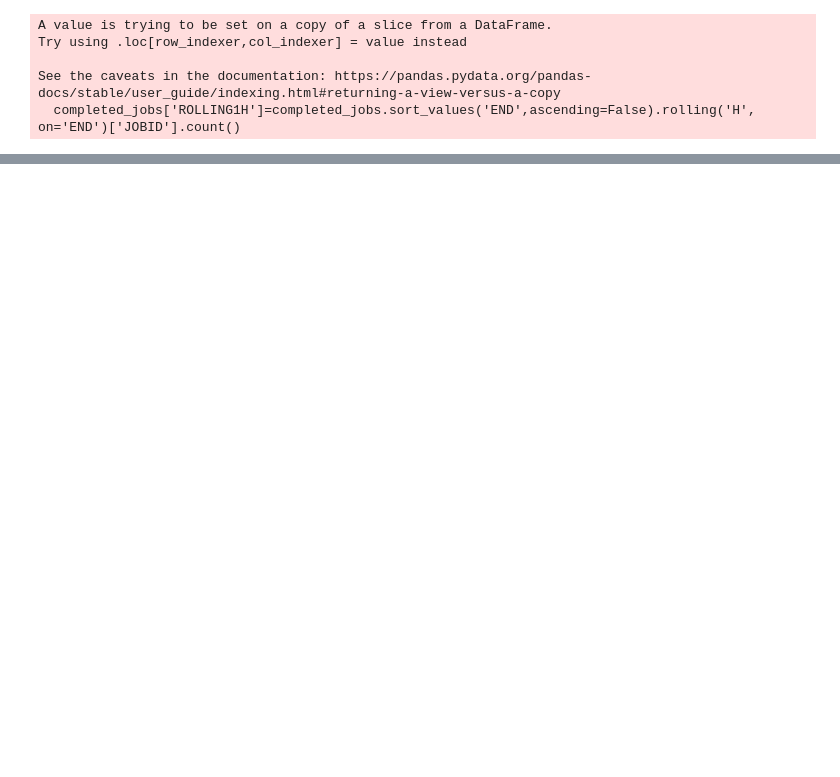
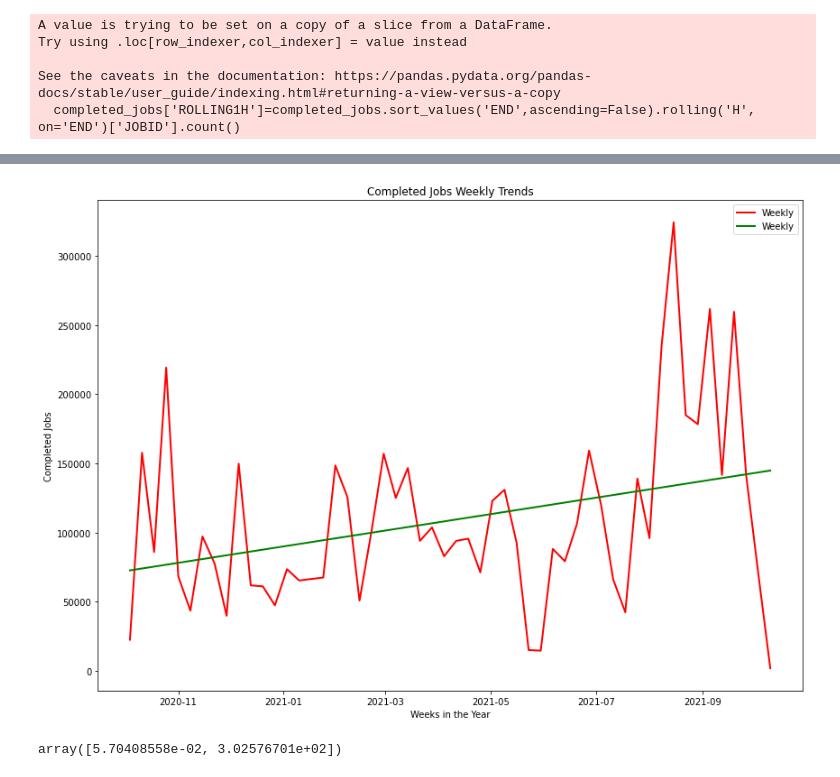
Before and after one commit to VahidehRasekhi/accre-sour_patch, a Jupyter notebook: Question1_revised.ipynb, the cells around one changed output, grey strips where cells are left out. Saved outputs shown, nothing was run; the diff lists cells and outputs as text; code cells hidden in the pictures; blank space fills up the shorter version.

```diff
--- a/Question1_revised.ipynb
+++ b/Question1_revised.ipynb
@@ -50,0 +198,22 @@ completed_jobs=completed_jobs.sort_values('END', ascending=False)
+# %%
+coefs, resid, _, _, _ = np.polyfit(range(completed_by_week.shape[0]),completed_by_week.values,1,full=True)
+line_series = pd.Series(data=[coefs[0]*x + coefs[1] for x in range(completed_by_week.shape[0])],
+                       index=completed_by_week.index)
+start_idx = 0
+end_idx = completed_by_week.shape[0]
+fig, ax = plt.subplots(figsize=(14,10))
+ax.plot(completed_by_week, linewidth=2, color='red', label='Weekly')
+ax.plot(line_series, linewidth=2, color='green', label='Weekly')
+
+ax.legend()
+ax.set_xlabel('Weeks in the Year')
+ax.set_ylabel('Completed Jobs')
+ax.set_title('Completed Jobs Weekly Trends')
+coefs
+plt.savefig('images/completed_jobs_weekly.png', dpi=150)
+# %% [output]
+[figure, added]
+# %%
+coefs
+# %% [output]
+array([5.70408558e-02, 3.02576701e+02])
```
Also changed, not shown: parts of 47 cells of this notebook.
